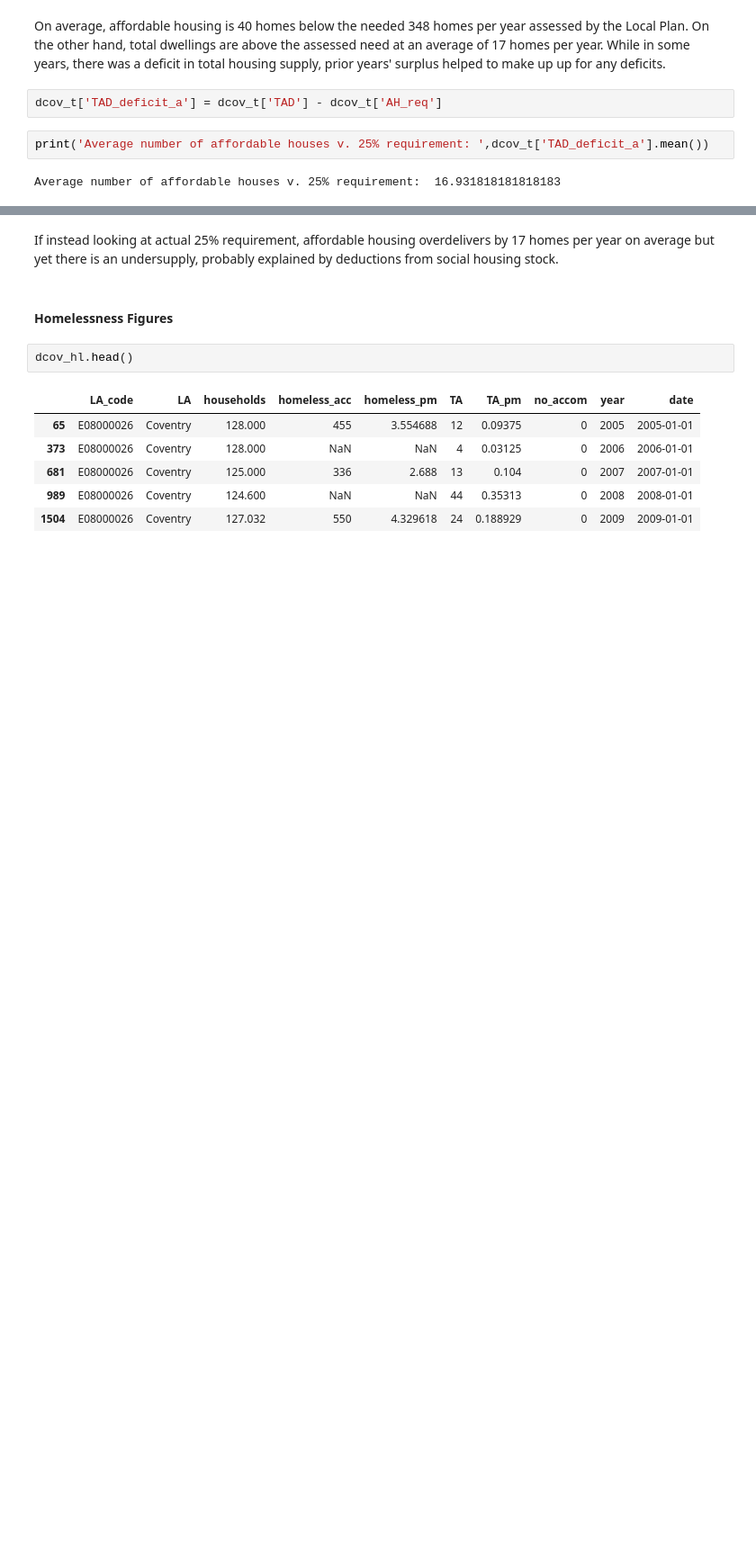
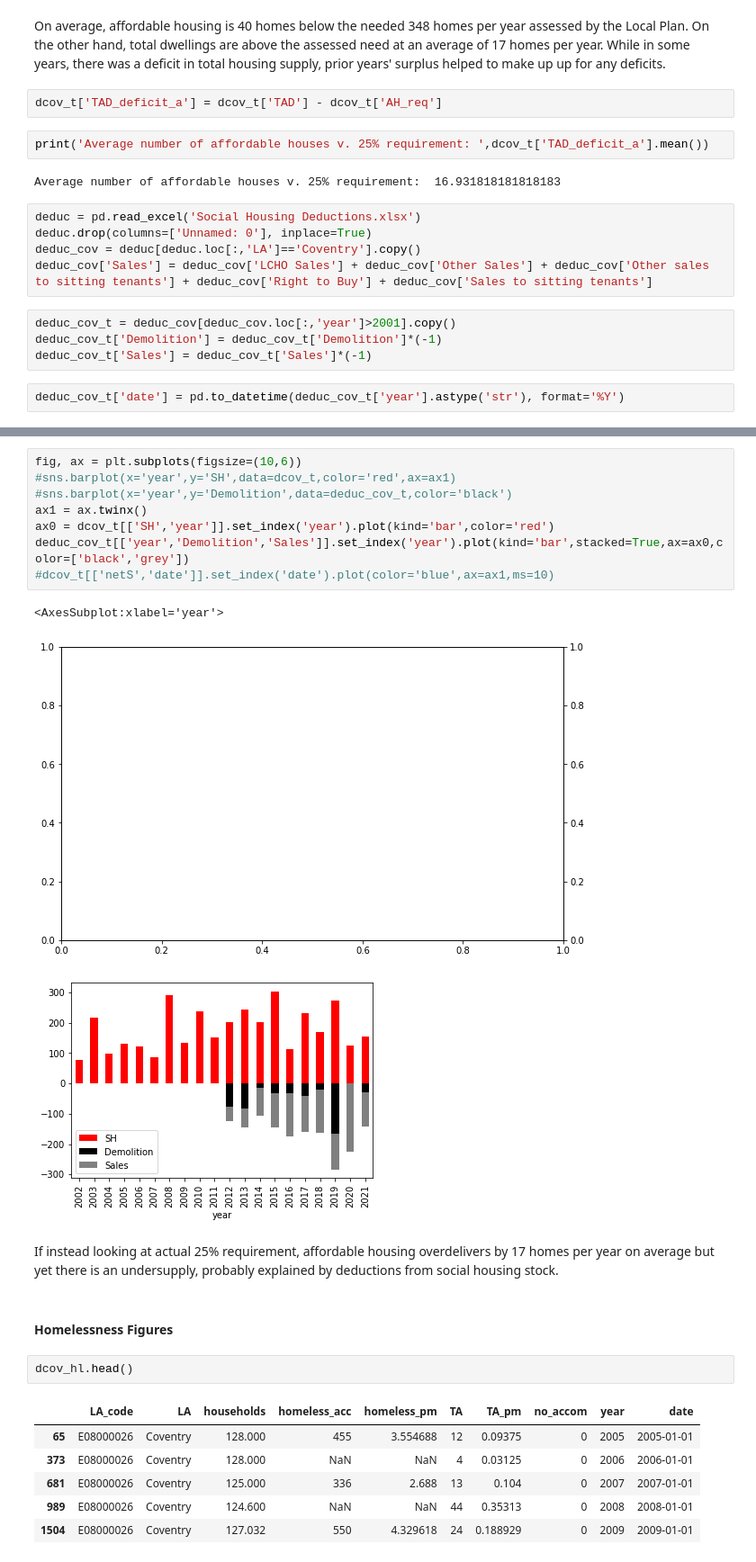
Before and after one commit to potato-bit/RA, a Jupyter notebook: cleaned datasets/analysis_h6.ipynb, the cells around one changed output, grey strips where cells are left out. Shown at 90% size. Drawn from its saved outputs; the diff is of its cells as text; blank space fills up the shorter version.

```diff
--- a/cleaned datasets/analysis_h6.ipynb
+++ b/cleaned datasets/analysis_h6.ipynb
@@ -438,3 +438,14 @@ dcov_t['TAD_deficit_a'] = dcov_t['TAD'] - dcov_t['AH_req']
 print('Average number of affordable houses v. 25% requirement: ',dcov_t['TAD_deficit_a'].mean())
 # %% [output]
 Average number of affordable houses v. 25% requirement:  16.931818181818183
+# %%
+deduc = pd.read_excel('Social Housing Deductions.xlsx')
+deduc.drop(columns=['Unnamed: 0'], inplace=True)
+deduc_cov = deduc[deduc.loc[:,'LA']=='Coventry'].copy()
+deduc_cov['Sales'] = deduc_cov['LCHO Sales'] + deduc_cov['Other Sales'] + deduc_cov['Other sales to sitting tenants'] + deduc_cov['Right to Buy'] + deduc_cov['Sales to sitting tenants']
+# %%
+deduc_cov_t = deduc_cov[deduc_cov.loc[:,'year']>2001].copy()
+deduc_cov_t['Demolition'] = deduc_cov_t['Demolition']*(-1)
+deduc_cov_t['Sales'] = deduc_cov_t['Sales']*(-1)
+# %%
+deduc_cov_t['date'] = pd.to_datetime(deduc_cov_t['year'].astype('str'), format='%Y')
@@ -441,3 +481,15 @@ Average number of affordable houses v. 25% requirement:  16.931818181818183
+# %%
+fig, ax = plt.subplots(figsize=(10,6))
+#sns.barplot(x='year',y='SH',data=dcov_t,color='red',ax=ax1)
+#sns.barplot(x='year',y='Demolition',data=deduc_cov_t,color='black')
+ax1 = ax.twinx()
+ax0 = dcov_t[['SH','year']].set_index('year').plot(kind='bar',color='red')
+deduc_cov_t[['year','Demolition','Sales']].set_index('year').plot(kind='bar',stacked=True,ax=ax0,color=['black','grey'])
+#dcov_t[['netS','date']].set_index('date').plot(color='blue',ax=ax1,ms=10)
+# %% [output]
+<AxesSubplot:xlabel='year'>
+[figure, added]
+[figure, added]
 # %% [markdown]
 If instead looking at actual 25% requirement, affordable housing overdelivers by 17 homes per year on average but yet there is an undersupply, probably explained by deductions from social housing stock.
 # %% [markdown]
```
Also changed, not shown: parts of 10 cells of this notebook, 6 other files.
